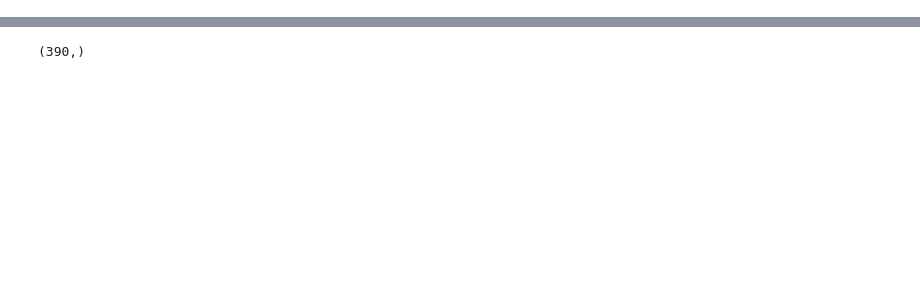
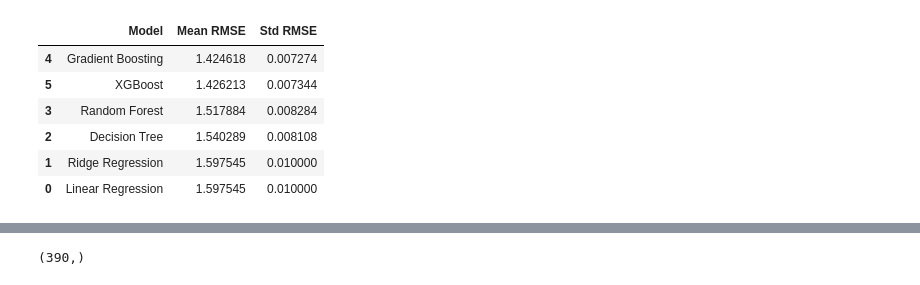
Before and after one commit to khushaallll/energy-prediction-benchmark, a Jupyter notebook: notebooks/02_PreprocessingPipeline.ipynb, the cells around one changed output, grey strips where cells are left out. Drawn from its saved outputs; the diff is of its cells as text; code cells hidden in the pictures; blank space fills up the shorter version.

```diff
--- a/notebooks/02_PreprocessingPipeline.ipynb
+++ b/notebooks/02_PreprocessingPipeline.ipynb
@@ -90,22 +117,37 @@ cv = KFold(n_splits=5, shuffle=True, random_state=42)
 # %%
 results = []
 
 for name, model in models.items():
 
     pipe = Pipeline([
         ("preprocessing", preprocessor),
         ("model", model)
     ])
 
-    scores = cross_val_score(pipe, X, y, cv=cv, scoring=rmse_scorer)
+    scores = cross_val_score(
+        pipe,
+        X,
+        y,
+        cv=cv,
+        scoring="neg_root_mean_squared_error"
+    )
 
     results.append({
         "Model": name,
-        "Mean RMSE": scores.mean(),
+        "Mean RMSE": -scores.mean(),
         "Std RMSE": scores.std()
     })
 
 results_df = pd.DataFrame(results).sort_values("Mean RMSE")
+results_df
+# %% [output]
+|  | Model | Mean RMSE | Std RMSE |
+| 4 | Gradient Boosting | 1.424618 | 0.007274 |
+| 5 | XGBoost | 1.426213 | 0.007344 |
+| 3 | Random Forest | 1.517884 | 0.008284 |
+| 2 | Decision Tree | 1.540289 | 0.008108 |
+| 1 | Ridge Regression | 1.597545 | 0.010000 |
+| 0 | Linear Regression | 1.597545 | 0.010000 |
 # %%
 best_model_name = results_df.iloc[0]["Model"]
 print("Best baseline model:", best_model_name)
```
Also changed, not shown: parts of 15 cells of this notebook, 7 other files.
